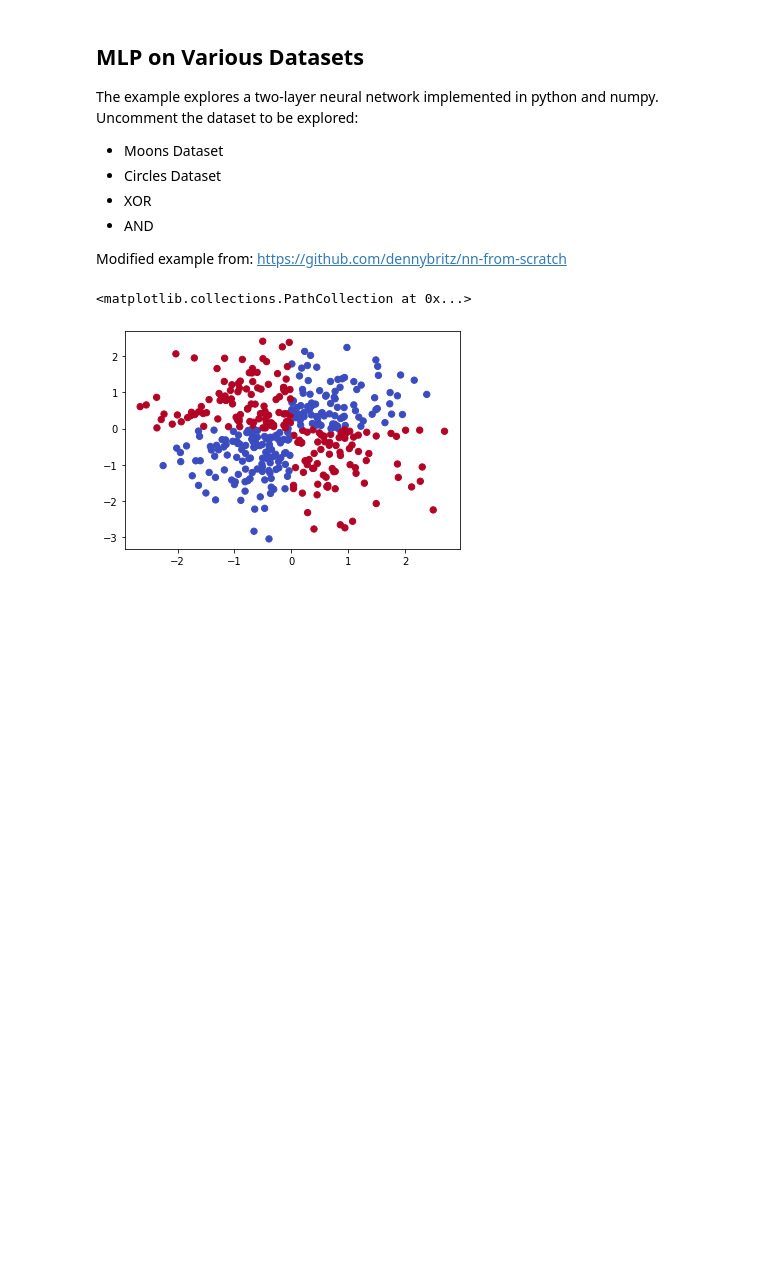
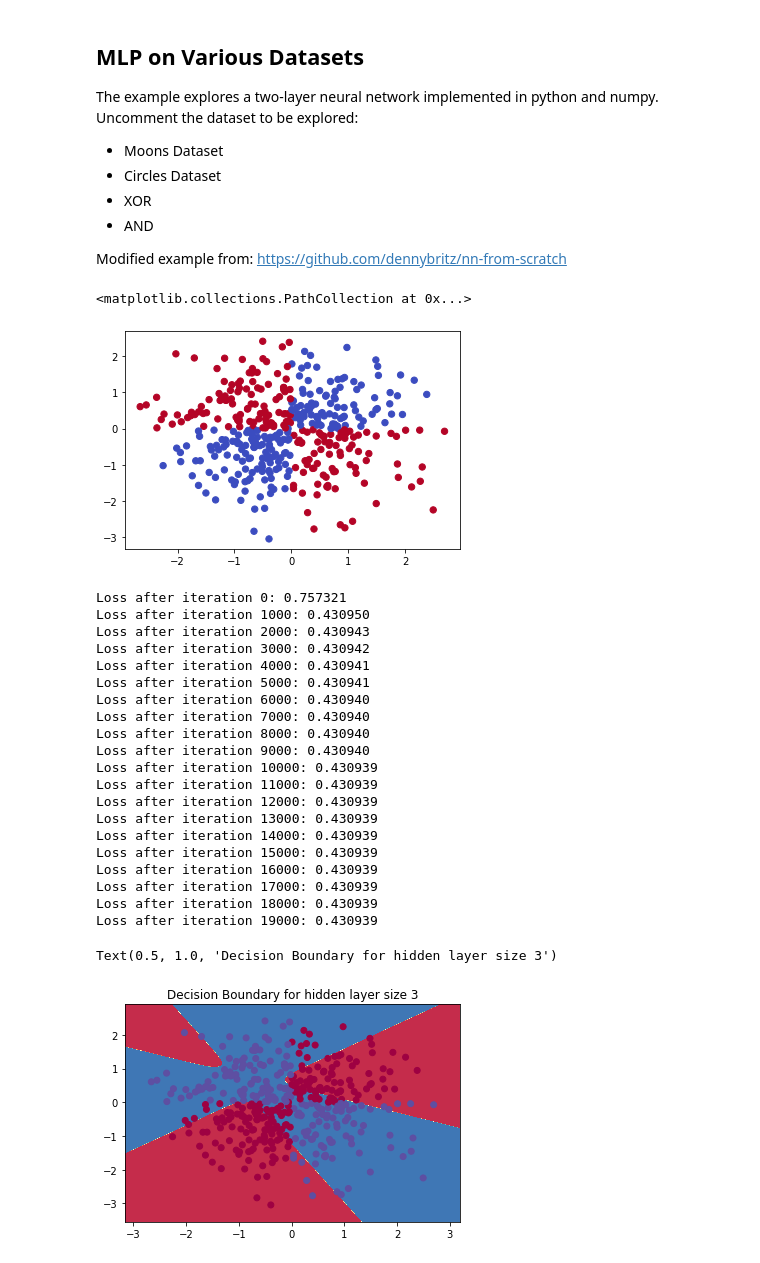
Before and after one commit to Masao-Taketani/DL-NLP-ASR, a Jupyter notebook: Chapter04/Basics of Deep Learning.ipynb, the cells around one changed output. Saved outputs shown, nothing was run; the diff lists cells and outputs as text; code cells hidden in the pictures; blank space fills up the shorter version.

```diff
--- a/Chapter04/Basics of Deep Learning.ipynb
+++ b/Chapter04/Basics of Deep Learning.ipynb
@@ -95,7 +98,7 @@ def plot_decision_boundary(pred_func):
 def calculate_probs(model, x):
     W1, b1, W2, b2 = model['W1'], model['b1'], model['W2'], model['b2']
     # Forward propagation to calculate our predictions
-    z1 = x.dot(X1) + b1
+    z1 = x.dot(W1) + b1
     a1 = np.tanh(z1)
     z2 = a1.dot(W2) + b2
     exp_scores = np.exp(z2)
@@ -104,6 +107,7 @@ def calculate_probs(model, x):
 # %%
 # Helper function to evaluate the total loss on the dataset
 def calculate_loss(model):
+    W1, W2 = model["W1"], model["W2"]
     probs = calculate_probs(model, X)
     # Calculating the loss
     correct_logprobs = -np.log(probs[range(num_examples), y])
@@ -114,5 +118,5 @@ def calculate_loss(model):
 # %%
 # Helper function to predict an output (0 or 1)
 def predict(model, x):
-    probs = calculate_probs(model)
+    probs = calculate_probs(model, x)
     return np.argmax(probs, axis=1)
@@ -118,0 +177,31 @@ def predict(model, x):
+# %%
+# Build a model with a 3-dimensional hidden layer
+hidden_units = 3
+model = build_model(hidden_units, print_loss=True)
+
+# Plot the decision boundary
+plot_decision_boundary(lambda x: predict(model, x))
+plt.title("Decision Boundary for hidden layer size %i" % hidden_units)
+# %% [output]
+Loss after iteration 0: 0.757321
+Loss after iteration 1000: 0.430950
+Loss after iteration 2000: 0.430943
+Loss after iteration 3000: 0.430942
+Loss after iteration 4000: 0.430941
+Loss after iteration 5000: 0.430941
+Loss after iteration 6000: 0.430940
+Loss after iteration 7000: 0.430940
+Loss after iteration 8000: 0.430940
+Loss after iteration 9000: 0.430940
+Loss after iteration 10000: 0.430939
+Loss after iteration 11000: 0.430939
+Loss after iteration 12000: 0.430939
+Loss after iteration 13000: 0.430939
+Loss after iteration 14000: 0.430939
+Loss after iteration 15000: 0.430939
+Loss after iteration 16000: 0.430939
+Loss after iteration 17000: 0.430939
+Loss after iteration 18000: 0.430939
+Loss after iteration 19000: 0.430939
+Text(0.5, 1.0, 'Decision Boundary for hidden layer size 3')
+[figure, added]
```
Also changed, not shown: parts of 16 cells of this notebook, 1 other file.
